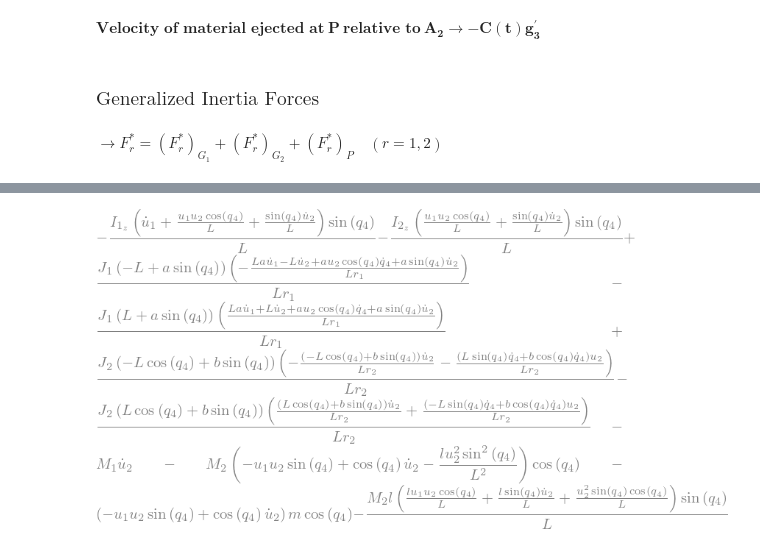
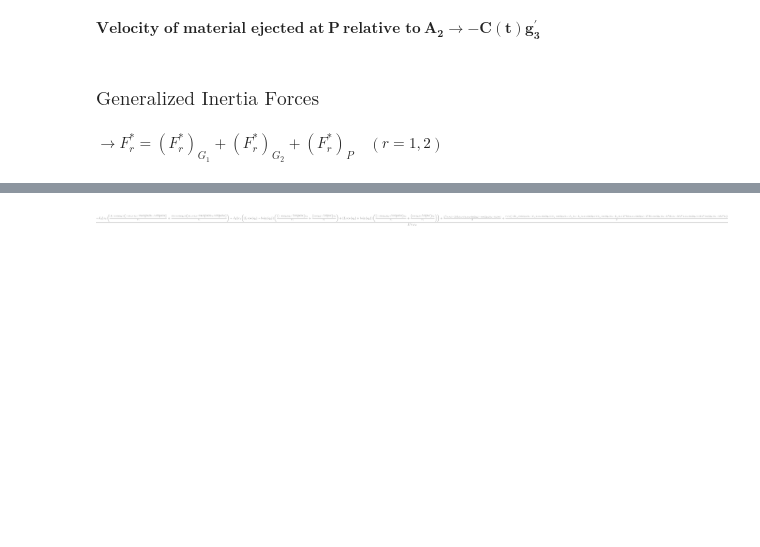
Before and after one commit to abhikamath/Rocket-Car, a Jupyter notebook: Rocket_Car.ipynb, the cells around one changed output, grey strips where cells are left out. Drawn from its saved outputs; the diff is of its cells as text; code cells hidden in the pictures; blank space fills up the shorter version.

```diff
--- a/Rocket_Car.ipynb
+++ b/Rocket_Car.ipynb
@@ -606,5 +605,5 @@ Fstar_1
 # %%
 Fstar_2 = Fstar_2_G1 + Fstar_2_G2 + Fstar_2_P
-Fstar_2.subs(soldict)
+Fstar_2.subs(soldict).simplify()
 # %% [output]
-[figure, old version]
+[figure, new version]
```
Also changed, not shown: parts of 16 cells of this notebook.
